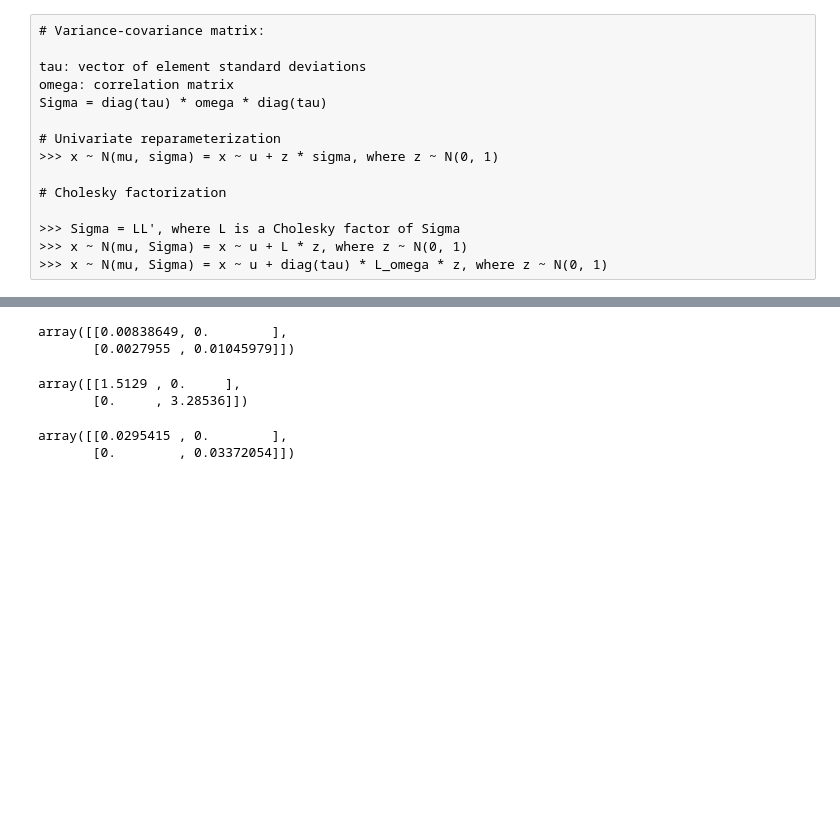
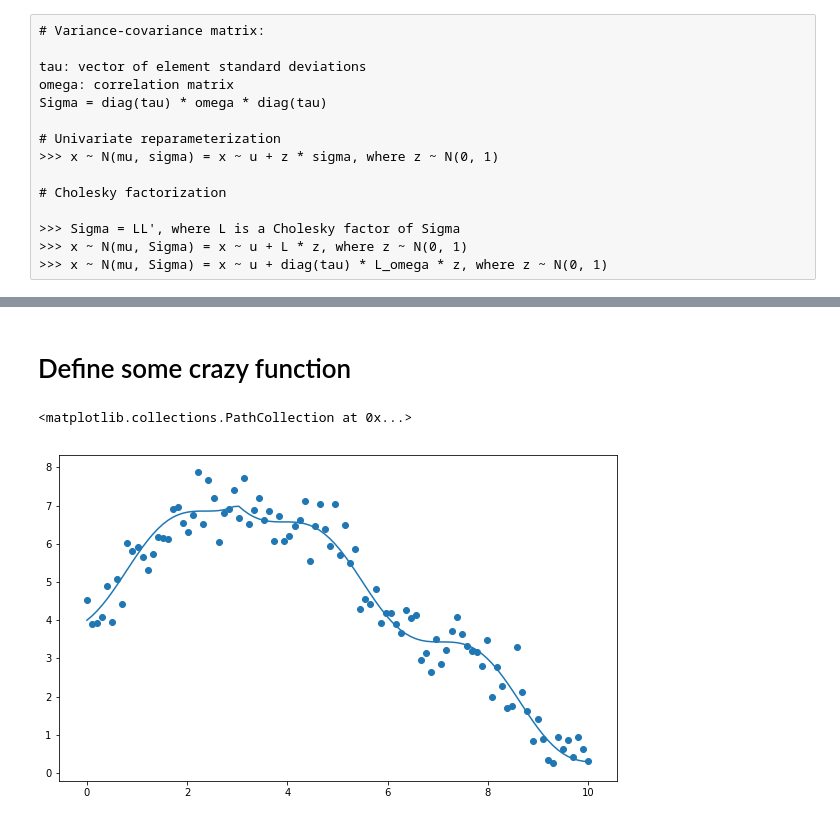
Before and after one commit to cavaunpeu/gaussian-processes, a Jupyter notebook: gaussian-processes.ipynb, the cells around one changed output, grey strips where cells are left out. Cells and saved outputs as stored; diff of their text form; code cells hidden in the pictures; blank space fills up the shorter version.

```diff
--- a/gaussian-processes.ipynb
+++ b/gaussian-processes.ipynb
@@ -47,15 +91,14 @@ cov = np.array([[3, 4], [1, 5]])
 # %%
-np.linalg.cholesky(cov) * np.random.randn()
+get_w_and_b = lambda: mu + np.diag(tau) * np.linalg.cholesky(omega) * np.random.randn()
-# %% [output]
-array([[0.00838649, 0.        ],
-       [0.0027955 , 0.01045979]])
-# %%
-np.diag(tau) * np.linalg.cholesky(omega) * np.diag(tau)
-# %% [output]
-array([[1.5129 , 0.     ],
-       [0.     , 3.28536]])
-# %%
-get_w_and_b()
-# %% [output]
-array([[0.0295415 , 0.        ],
-       [0.        , 0.03372054]])
+# %% [markdown]
+# Define some crazy function
+# %%
+y_true = np.sin(x)**2 - np.abs(x - 3) + 7
+noisy_y_true = y_true + .5 * np.random.randn(len(y_true))
+# %%
+plt.figure(figsize=(10, 6))
+plt.plot(x, y_true)
+plt.scatter(x, noisy_y_true)
+# %% [output]
+<matplotlib.collections.PathCollection at 0x...>
+[figure, added]
```
Also changed, not shown: parts of 18 cells of this notebook.
